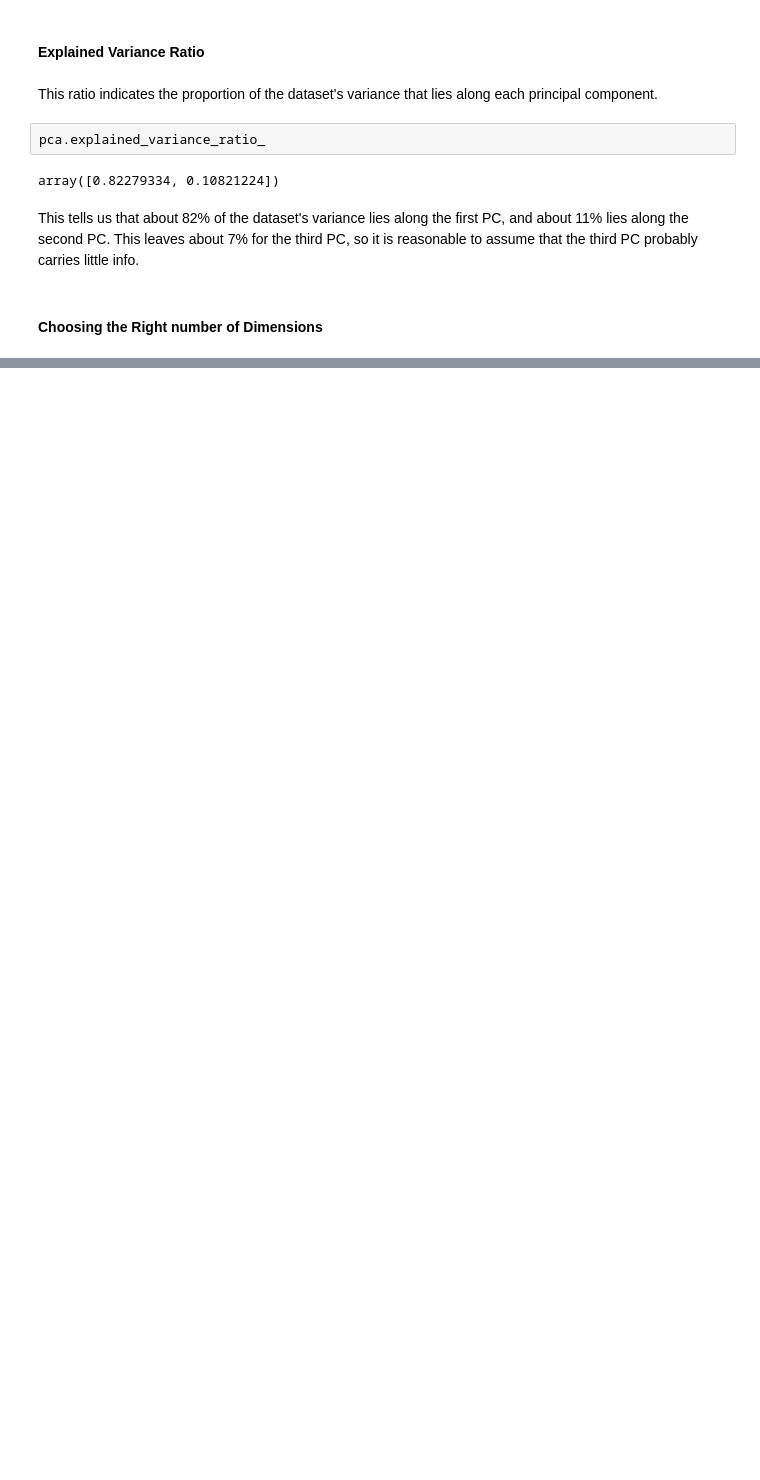
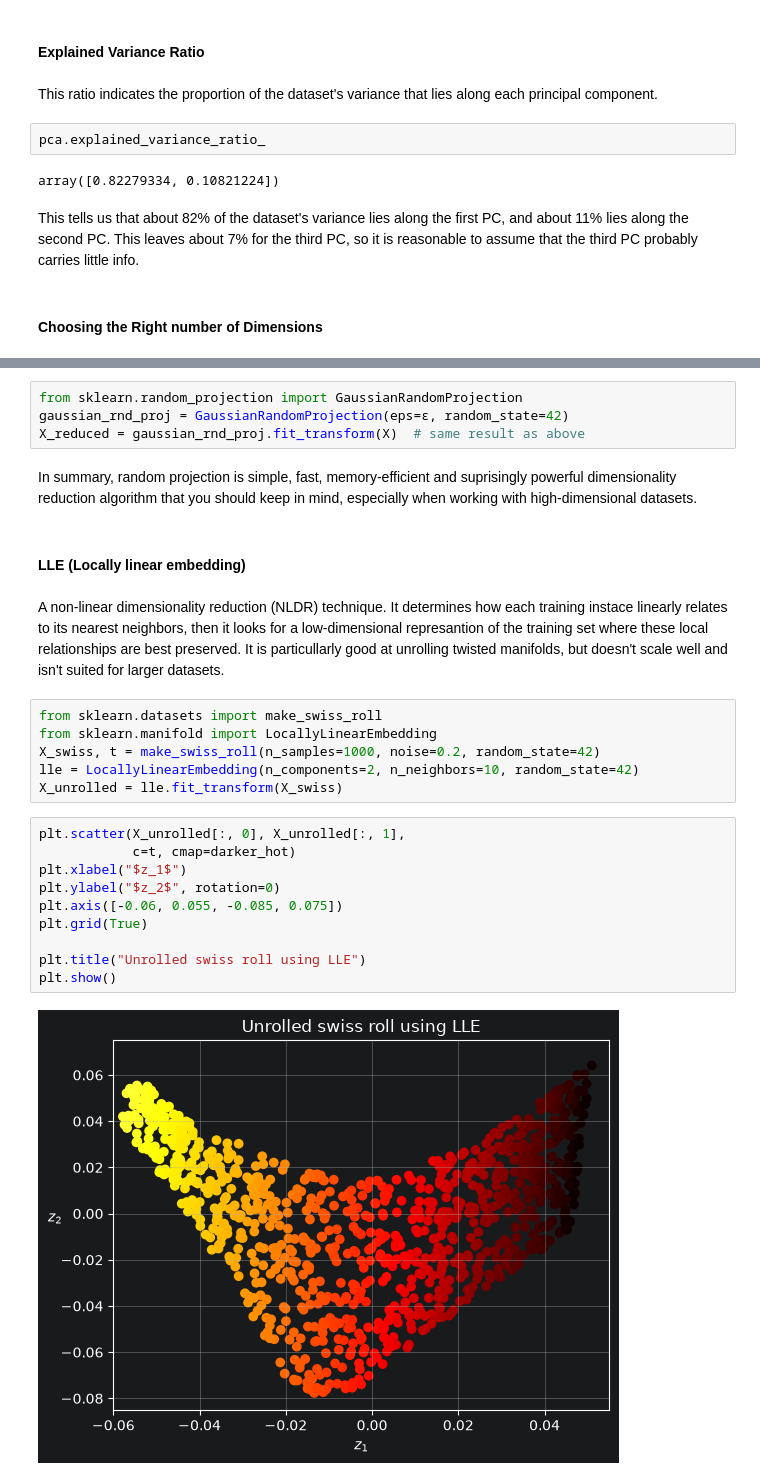
Before and after one commit to AVilums/hands-on-ml, a Jupyter notebook: chapter_7/dimensionality_reduction.ipynb, the cells around one changed output, grey strips where cells are left out. Cells and saved outputs as stored; diff of their text form; blank space fills up the shorter version.

```diff
--- a/chapter_7/dimensionality_reduction.ipynb
+++ b/chapter_7/dimensionality_reduction.ipynb
@@ -352,0 +515,28 @@ This tells us that about 82% of the dataset's variance lies along the first PC,
+# %%
+from sklearn.random_projection import GaussianRandomProjection
+gaussian_rnd_proj = GaussianRandomProjection(eps=ε, random_state=42)
+X_reduced = gaussian_rnd_proj.fit_transform(X)  # same result as above
+# %% [markdown]
+In summary, random projection is simple, fast, memory-efficient and suprisingly powerful dimensionality reduction algorithm that you should keep in mind, especially when working with high-dimensional datasets.
+# %% [markdown]
+#### LLE (Locally linear embedding)
+# %% [markdown]
+A non-linear dimensionality reduction (NLDR) technique. It determines how each training instace linearly relates to its nearest neighbors, then it looks for a low-dimensional represantion of the training set where these local relationships are best preserved. It is particullarly good at unrolling twisted manifolds, but doesn't scale well and isn't suited for larger datasets.
+# %%
+from sklearn.datasets import make_swiss_roll
+from sklearn.manifold import LocallyLinearEmbedding
+X_swiss, t = make_swiss_roll(n_samples=1000, noise=0.2, random_state=42)
+lle = LocallyLinearEmbedding(n_components=2, n_neighbors=10, random_state=42)
+X_unrolled = lle.fit_transform(X_swiss)
+# %%
+plt.scatter(X_unrolled[:, 0], X_unrolled[:, 1],
+            c=t, cmap=darker_hot)
+plt.xlabel("$z_1$")
+plt.ylabel("$z_2$", rotation=0)
+plt.axis([-0.06, 0.055, -0.085, 0.075])
+plt.grid(True)
+
+plt.title("Unrolled swiss roll using LLE")
+plt.show()
+# %% [output]
+[figure, added]
```
Also changed, not shown: parts of 37 cells of this notebook.
